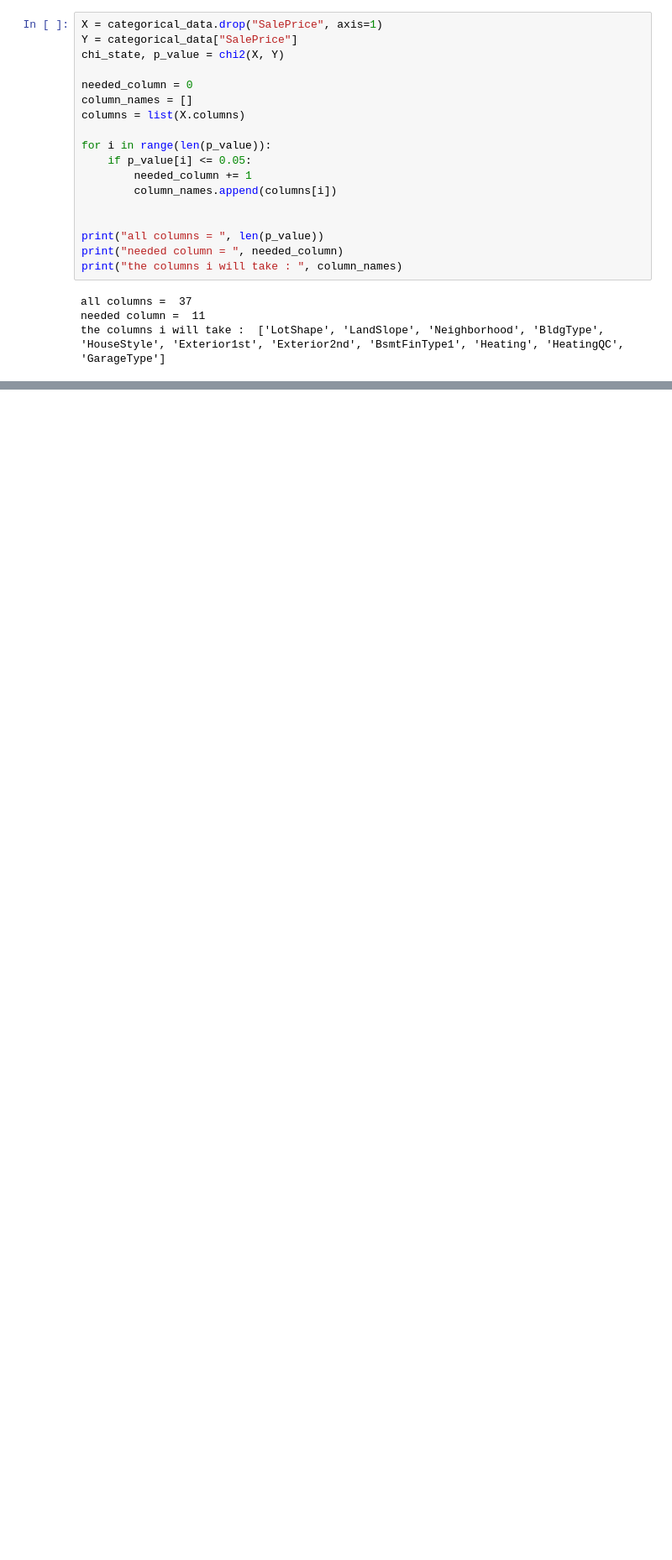
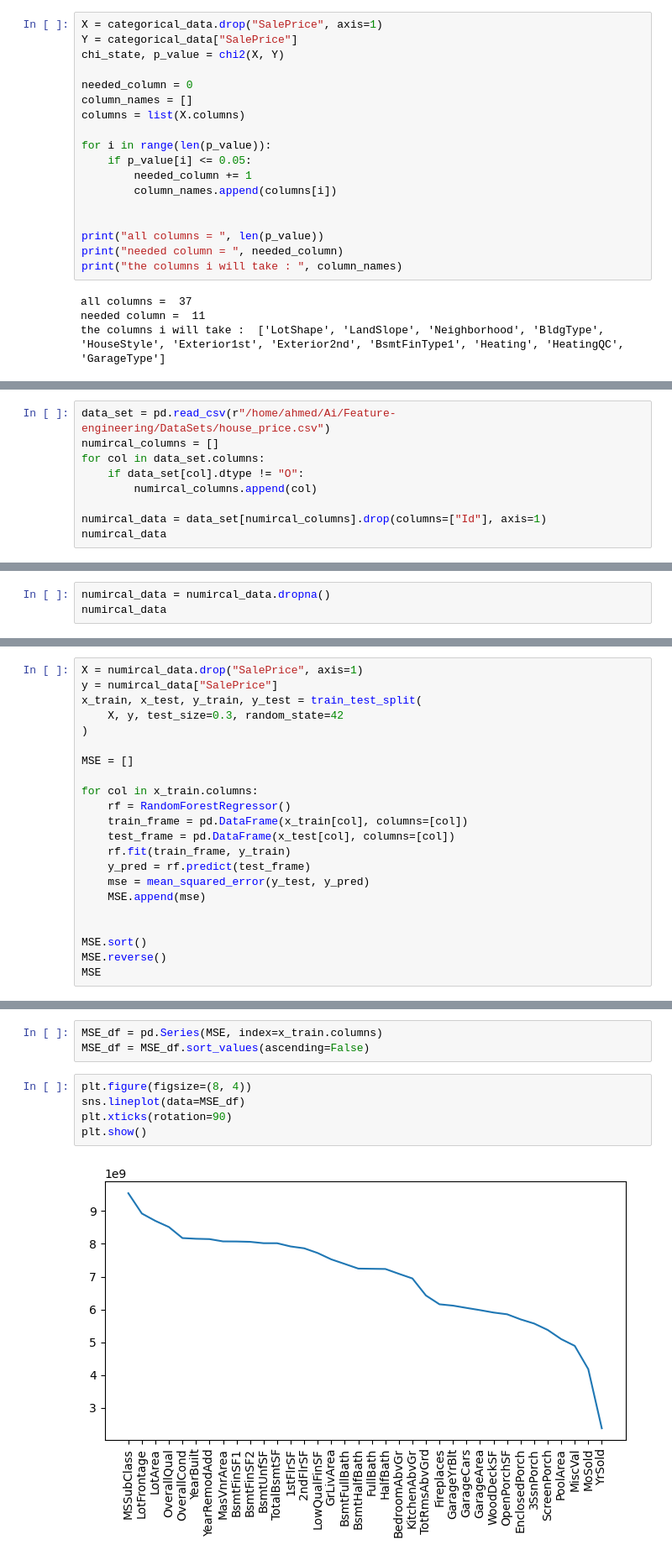
Before and after one commit to ahmedhany14/Feature-engineering, a Jupyter notebook: feature selection/feature_selection.ipynb, the cells around one changed output, grey strips where cells are left out. Shown at 84% size. Drawn from its saved outputs; the diff is of its cells as text; blank space fills up the shorter version.

```diff
--- a/feature selection/feature_selection.ipynb
+++ b/feature selection/feature_selection.ipynb
@@ -371,0 +376,9 @@ the columns i will take :  ['LotShape', 'LandSlope', 'Neighborhood', 'BldgType',
+# %%
+data_set = pd.read_csv(r"/home/ahmed/Ai/Feature-engineering/DataSets/house_price.csv")
+numircal_columns = []
+for col in data_set.columns:
+    if data_set[col].dtype != "O":
+        numircal_columns.append(col)
+
+numircal_data = data_set[numircal_columns].drop(columns=["Id"], axis=1)
+numircal_data
@@ -371,0 +419,3 @@ the columns i will take :  ['LotShape', 'LandSlope', 'Neighborhood', 'BldgType',
+# %%
+numircal_data = numircal_data.dropna()
+numircal_data
@@ -371,0 +436,22 @@ the columns i will take :  ['LotShape', 'LandSlope', 'Neighborhood', 'BldgType',
+# %%
+X = numircal_data.drop("SalePrice", axis=1)
+y = numircal_data["SalePrice"]
+x_train, x_test, y_train, y_test = train_test_split(
+    X, y, test_size=0.3, random_state=42
+)
+
+MSE = []
+
+for col in x_train.columns:
+    rf = RandomForestRegressor()
+    train_frame = pd.DataFrame(x_train[col], columns=[col])
+    test_frame = pd.DataFrame(x_test[col], columns=[col])
+    rf.fit(train_frame, y_train)
+    y_pred = rf.predict(test_frame)
+    mse = mean_squared_error(y_test, y_pred)
+    MSE.append(mse)
+
+
+MSE.sort()
+MSE.reverse()
+MSE
@@ -371,0 +476,10 @@ the columns i will take :  ['LotShape', 'LandSlope', 'Neighborhood', 'BldgType',
+# %%
+MSE_df = pd.Series(MSE, index=x_train.columns)
+MSE_df = MSE_df.sort_values(ascending=False)
+# %%
+plt.figure(figsize=(8, 4))
+sns.lineplot(data=MSE_df)
+plt.xticks(rotation=90)
+plt.show()
+# %% [output]
+[figure, added]
```
Also changed, not shown: parts of 13 cells of this notebook.
